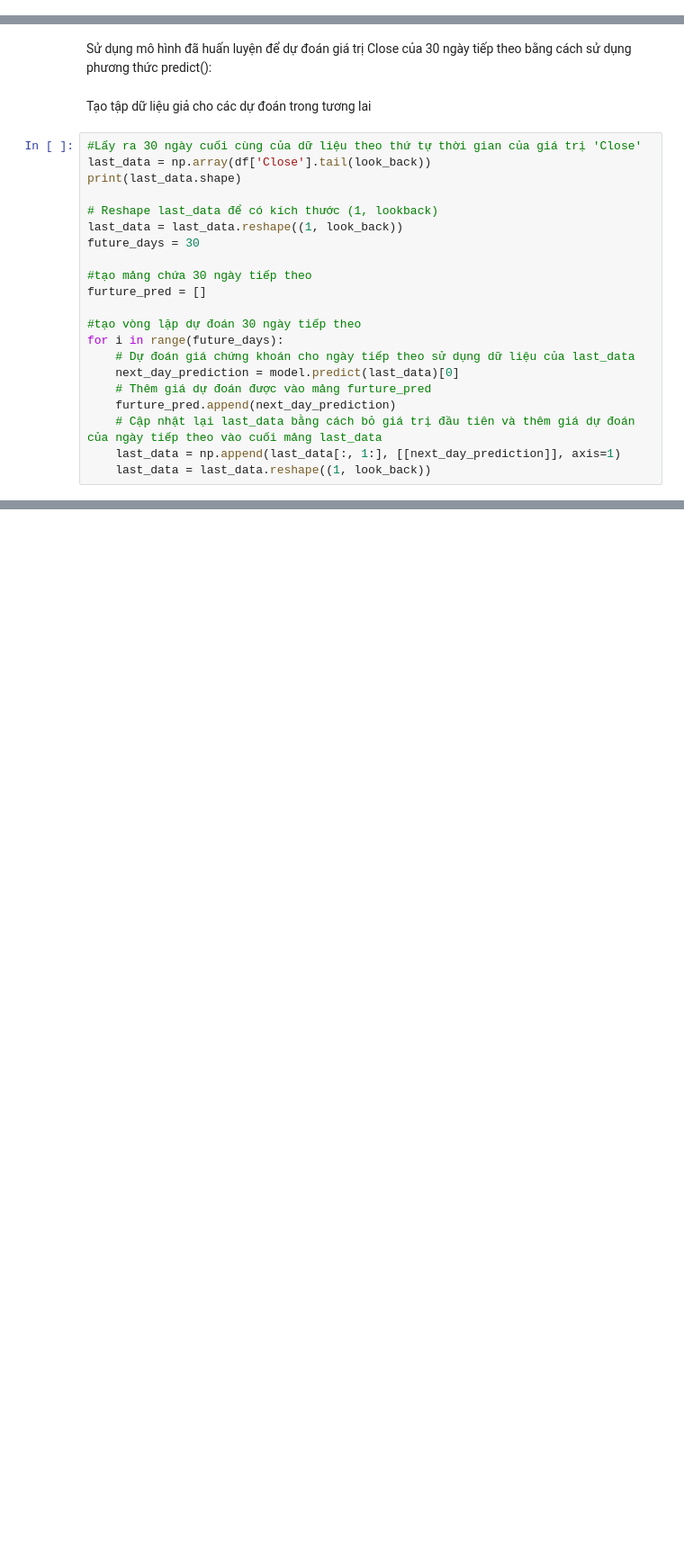
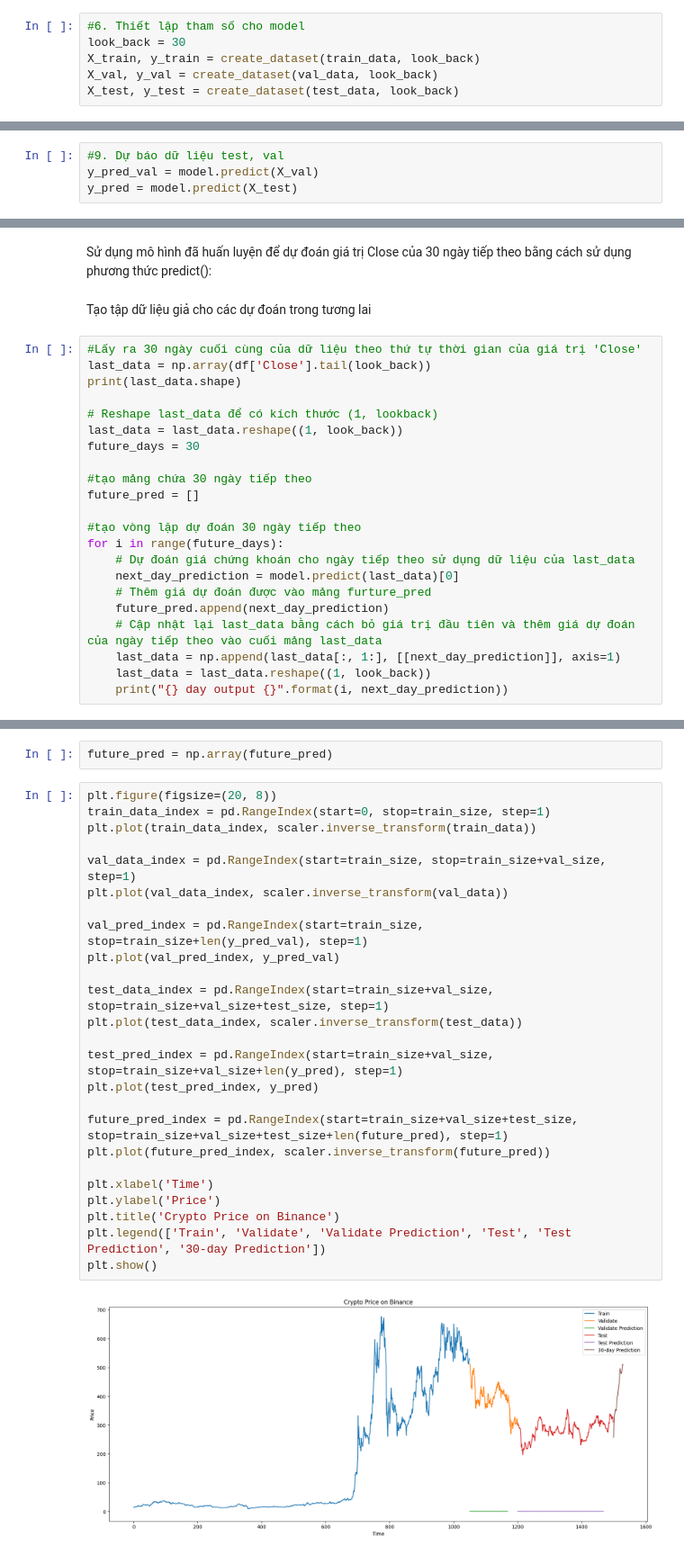
Before and after one commit to hoapham2k2/IS403.N21.HTTT_Nhom6, a Jupyter notebook: SVR.ipynb, the cells around one changed output, grey strips where cells are left out. Shown at 90% size. Cells and saved outputs as stored; diff of their text form; blank space fills up the shorter version.

```diff
--- a/SVR.ipynb
+++ b/SVR.ipynb
@@ -126 +63,7 @@ Tiếp theo, ta cần tiến hành huấn luyện mô hình với thuật toán
+# %%
+#6. Thiết lập tham số cho model
+look_back = 30
+X_train, y_train = create_dataset(train_data, look_back)
+X_val, y_val = create_dataset(val_data, look_back)
+X_test, y_test = create_dataset(test_data, look_back)
 # %%
@@ -259,0 +153,4 @@ RMSE test:  0.26633179564610665
+# %%
+#9. Dự báo dữ liệu test, val
+y_pred_val = model.predict(X_val)
+y_pred = model.predict(X_test)
@@ -271,16 +187,17 @@ last_data = last_data.reshape((1, look_back))
 future_days = 30
 
 #tạo mảng chứa 30 ngày tiếp theo
-furture_pred = []
+future_pred = []
 
 #tạo vòng lặp dự đoán 30 ngày tiếp theo
 for i in range(future_days):
     # Dự đoán giá chứng khoán cho ngày tiếp theo sử dụng dữ liệu của last_data
     next_day_prediction = model.predict(last_data)[0]
     # Thêm giá dự đoán được vào mảng furture_pred
-    furture_pred.append(next_day_prediction)
+    future_pred.append(next_day_prediction)
     # Cập nhật lại last_data bằng cách bỏ giá trị đầu tiên và thêm giá dự đoán của ngày tiếp theo vào cuối mảng last_data
     last_data = np.append(last_data[:, 1:], [[next_day_prediction]], axis=1)
     last_data = last_data.reshape((1, look_back))
+    print("{} day output {}".format(i, next_day_prediction))
 # %% [output]
 (30,)
@@ -324,0 +220,29 @@ plt.show()
+# %%
+future_pred = np.array(future_pred)
+# %%
+plt.figure(figsize=(20, 8))
+train_data_index = pd.RangeIndex(start=0, stop=train_size, step=1)
+plt.plot(train_data_index, scaler.inverse_transform(train_data))
+
+val_data_index = pd.RangeIndex(start=train_size, stop=train_size+val_size, step=1)
+plt.plot(val_data_index, scaler.inverse_transform(val_data))
+
+val_pred_index = pd.RangeIndex(start=train_size, stop=train_size+len(y_pred_val), step=1)
+plt.plot(val_pred_index, y_pred_val)
+
+test_data_index = pd.RangeIndex(start=train_size+val_size, stop=train_size+val_size+test_size, step=1)
+plt.plot(test_data_index, scaler.inverse_transform(test_data))
+
+test_pred_index = pd.RangeIndex(start=train_size+val_size, stop=train_size+val_size+len(y_pred), step=1)
+plt.plot(test_pred_index, y_pred)
+
+future_pred_index = pd.RangeIndex(start=train_size+val_size+test_size, stop=train_size+val_size+test_size+len(future_pred), step=1)
+plt.plot(future_pred_index, scaler.inverse_transform(future_pred))
+
+plt.xlabel('Time')
+plt.ylabel('Price')
+plt.title('Crypto Price on Binance')
+plt.legend(['Train', 'Validate', 'Validate Prediction', 'Test', 'Test Prediction', '30-day Prediction'])
+plt.show()
+# %% [output]
+[figure, added]
```
Also changed, not shown: parts of 26 cells of this notebook.
